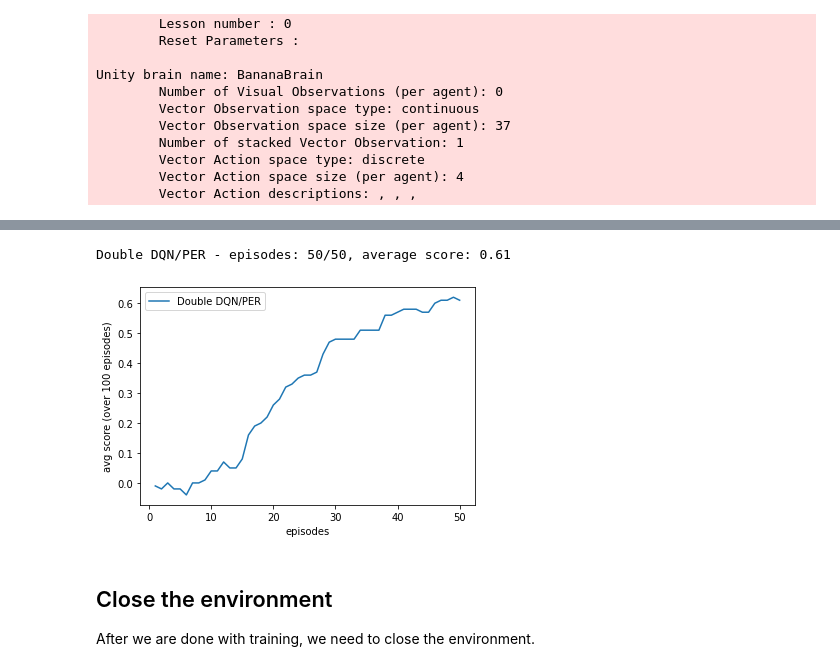
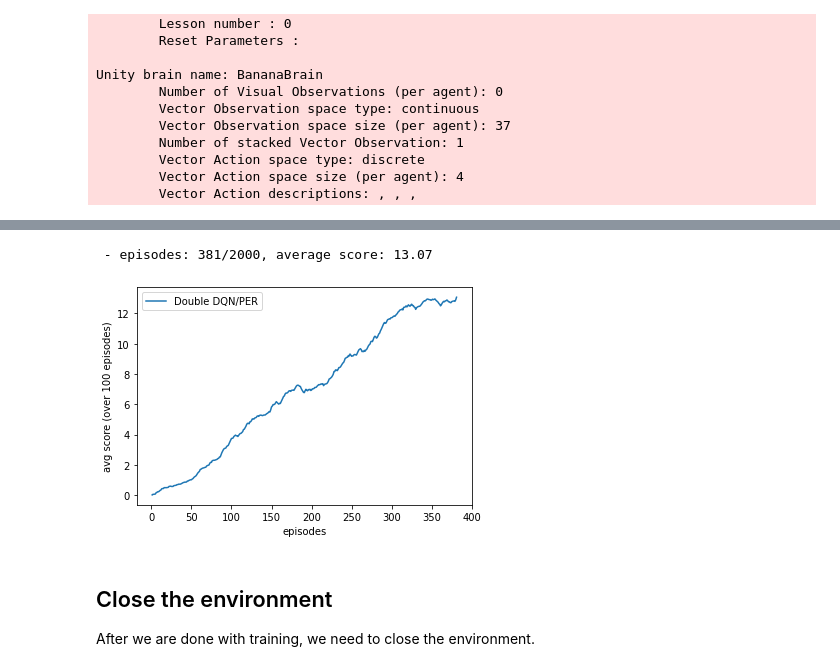
Before and after one commit to bigbap/Udacity_DRL_Navigation, a Jupyter notebook: Navigation.ipynb, the cells around one changed output, grey strips where cells are left out. Drawn from its saved outputs; the diff is of its cells as text; code cells hidden in the pictures.

```diff
--- a/Navigation.ipynb
+++ b/Navigation.ipynb
@@ -20,7 +21,7 @@ warnings.filterwarnings("error")
 
 We define a helper function to make it easy to run multiple training episodes.
 # %%
-def train(env_train, agent, episodes, label=None):
+def train(env_train, agent, episodes, label=None, solve=True):
     scores = deque([0] * 100, maxlen=100)
     steps = []
     avg_scores = []
@@ -38,8 +39,8 @@ def train(env_train, agent, episodes, label=None):
         clear_output(wait=True)
         print("{}episodes: {}/{}, average score: {}".format("{} - ".format(label if label != None else ""), i, episodes, avg))
 
-        # if avg >= 13:
-        #     break
+        if avg >= 13 and solve:
+            break
 
     return steps, avg_scores
 # %% [markdown]
@@ -81,27 +137,18 @@ We can tweak the hyperparameters when we intialize the agent. The hypermarameter
 # %%
-# agent = Agent(env_train.state_size, env_train.action_size, gamma=1, seed=0, lr=0.001, targets_algo=DQN_algo)
-# steps, score = train(env_train, agent, 50, label="DQN")
-# plt.plot(steps, score, label="DQN")
+replay_buffer = PriorityReplayBuffer(alpha=0.5)
+agent = Agent(env_train.state_size, env_train.action_size, gamma=1, seed=0, lr=0.001,
+              targets_algo=DoubleDQN_algo, replay_buffer=replay_buffer)
 
-# agent = Agent(env_train.state_size, env_train.action_size, gamma=1, seed=0, lr=0.001, priority_alpha=0.5, targets_algo=DQN_algo)
-# steps, score = train(env_train, agent, 50, label="DQN/PER")
-# plt.plot(steps, score, label="DQN/PER")
-
-# agent = Agent(env_train.state_size, env_train.action_size, gamma=1, seed=0, lr=0.001, targets_algo=DoubleDQN_algo)
-# steps, score = train(env_train, agent, 50, label="Double DQN")
-# plt.plot(steps, score, label="Double DQN")
-
-agent = Agent(env_train.state_size, env_train.action_size, gamma=1, seed=0, lr=0.001, priority_alpha=0.5, targets_algo=DoubleDQN_algo)
-steps, score = train(env_train, agent, 50, label="Double DQN/PER")
+steps, score = train(env_train, agent, 2000)
 plt.plot(steps, score, label="Double DQN/PER")
 
 plt.legend()
 plt.xlabel("episodes")
 plt.ylabel("avg score (over 100 episodes)")
 plt.show()
 # %% [output]
-Double DQN/PER - episodes: 50/50, average score: 0.61
+ - episodes: 381/2000, average score: 13.07
-[figure, old version]
+[figure, new version]
 # %% [markdown]
 ## Close the environment
 
```
Also changed, not shown: parts of 6 cells of this notebook, 8 other files.
